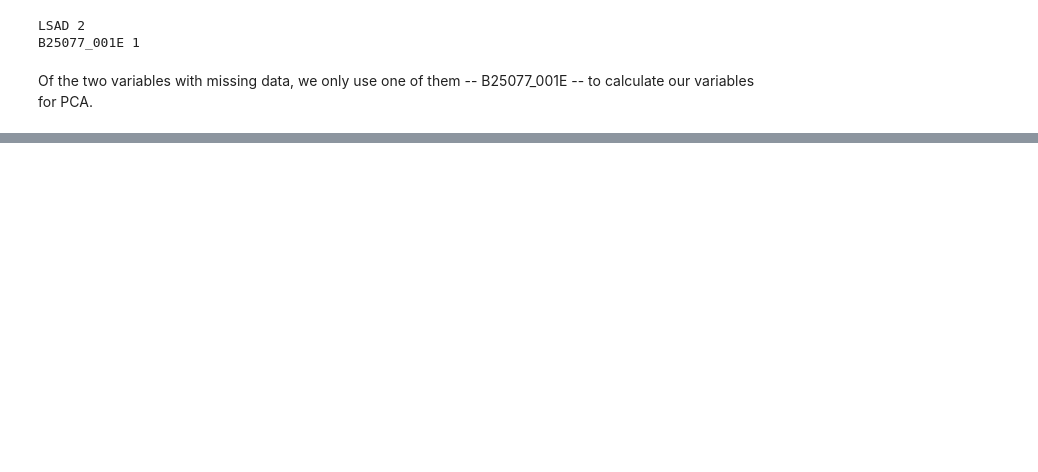
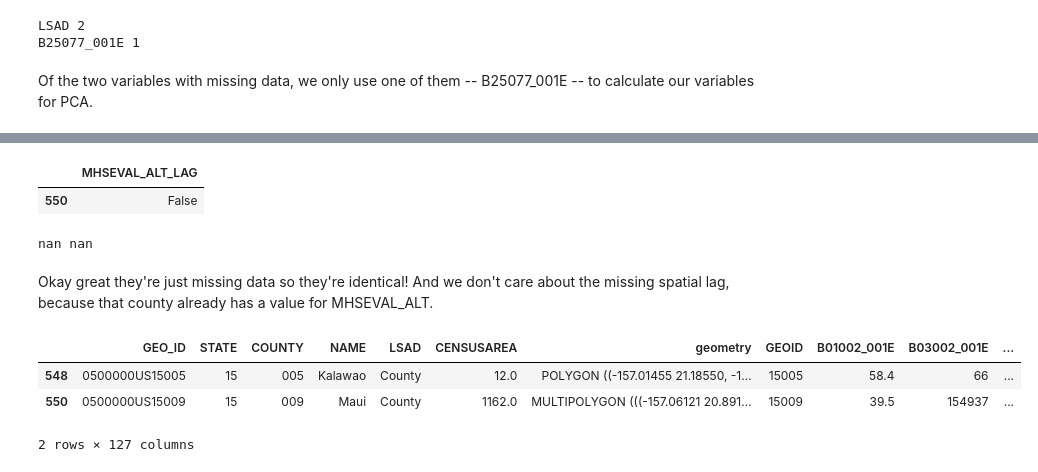
Before and after one commit to HEGSRR/RPl-Spielman-2020, a Jupyter notebook: procedure/code/retrieving_census_data.ipynb, the cells around one changed output, grey strips where cells are left out. Drawn from its saved outputs; the diff is of its cells as text; code cells hidden in the pictures; blank space fills up the shorter version.

```diff
--- a/procedure/code/retrieving_census_data.ipynb
+++ b/procedure/code/retrieving_census_data.ipynb
@@ -10,6 +10,9 @@ from pygris.data import get_census
 from pygris import counties
 from pyhere import here
 import numpy as np
+import libpysal as lps
+
+pd.set_option("chained_assignment", None)
 
 path = {
     "dscr": here("data", "scratch"),
@@ -472,0 +480,25 @@ counties['POPDENS'] = counties.B01003_001E / (counties.CENSUSAREA)
+# %%
+# The idea is to assign the spatial lag of the estimate and SE to any missing median home values
+
+# Spielman Data
+gdf = gpd.read_file(here(path["drpub"], 'USA_Counties_500k.shp')) # Read in Spielman et al's shapefile
+
+w = lps.weights.Queen.from_dataframe(gdf) # Calculate spatial weights matrix
+
+w.transform = 'R'
+
+gdf['GEOID'] = gdf.STATE + gdf.COUNTY
+gdf = gdf.merge(acs, how = "inner", left_on = 'GEOID', right_on = "Geo_FIPS")
+
+gdf['MHSEVAL_ALT_LAG'] = lps.weights.lag_spatial(w, gdf.ACS12_5yr_B25077001)
+
+# Pygris Data
+w2 = lps.weights.Queen.from_dataframe(counties) # Calculate spatial weights matrix
+
+w2.transform = 'R'
+
+counties['MHSEVAL_ALT_LAG'] = lps.weights.lag_spatial(w2, counties.MHSEVAL_ALT)
+
+# Equivalence test
+test = equiv(gdf, "GEOID", ["MHSEVAL_ALT_LAG"], counties, "GEOID", ["MHSEVAL_ALT_LAG"])
+test.sum().eq(3143)
@@ -472,0 +528,24 @@ counties['POPDENS'] = counties.B01003_001E / (counties.CENSUSAREA)
+# %%
+# Show the indices of any values that do not match
+messed_up_indices = test[["MHSEVAL_ALT_LAG"]].loc[~test.MHSEVAL_ALT_LAG]
+messed_up_indices
+# %% [output]
+|  | MHSEVAL_ALT_LAG |
+| 550 | False |
+# %%
+# Check the values of the one non-matching index
+print(gdf["MHSEVAL_ALT_LAG"][550], counties["MHSEVAL_ALT_LAG"][550])
+# %% [output]
+nan nan
+# %% [markdown]
+Okay great they're just missing data so they're identical! And we don't care about the missing spatial lag, because that county already has a value for MHSEVAL_ALT.
+# %%
+# Issues in Hawaii
+counties.iloc[[548, 550]]
+# 548 is the one with missing median home value
+# 550 is the one with missing spatial lag
+# %% [output]
+|  | GEO_ID | STATE | COUNTY | NAME | LSAD | CENSUSAREA | geometry | GEOID | B01002_001E | B03002_001E | ... |
+| 548 | 0500000US15005 | 15 | 005 | Kalawao | County | 12.0 | POLYGON ((-157.01455 21.18550, -1... | 15005 | 58.4 | 66 | ... |
+| 550 | 0500000US15009 | 15 | 009 | Maui | County | 1162.0 | MULTIPOLYGON (((-157.06121 20.891... | 15009 | 39.5 | 154937 | ... |
+2 rows × 127 columns
```
Also changed, not shown: parts of 8 cells of this notebook, 8 other files.
